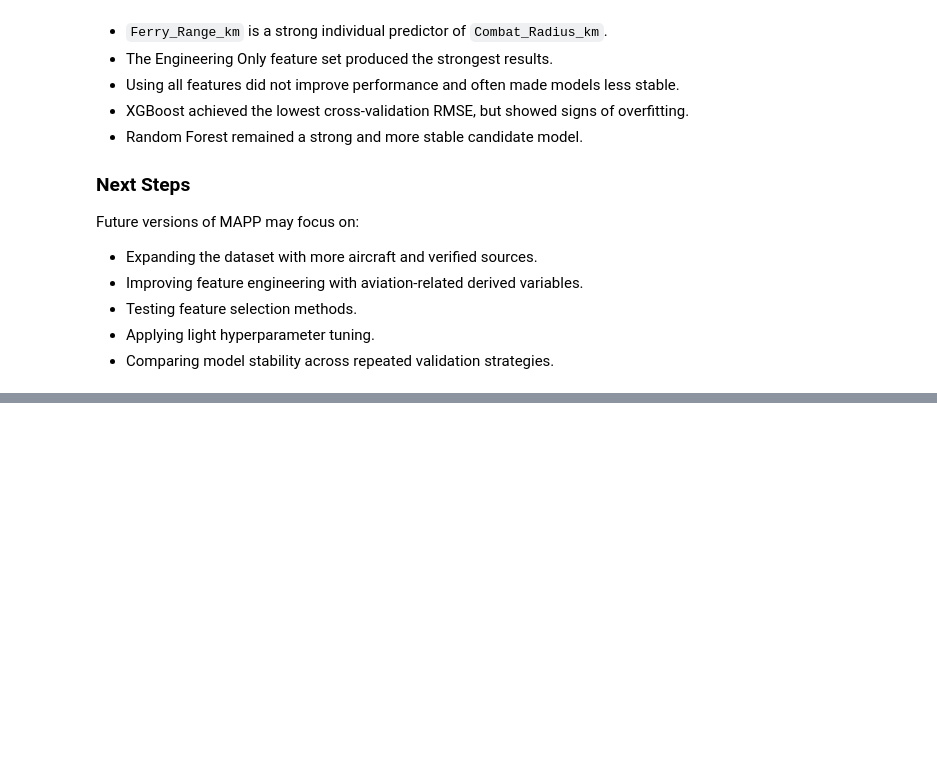
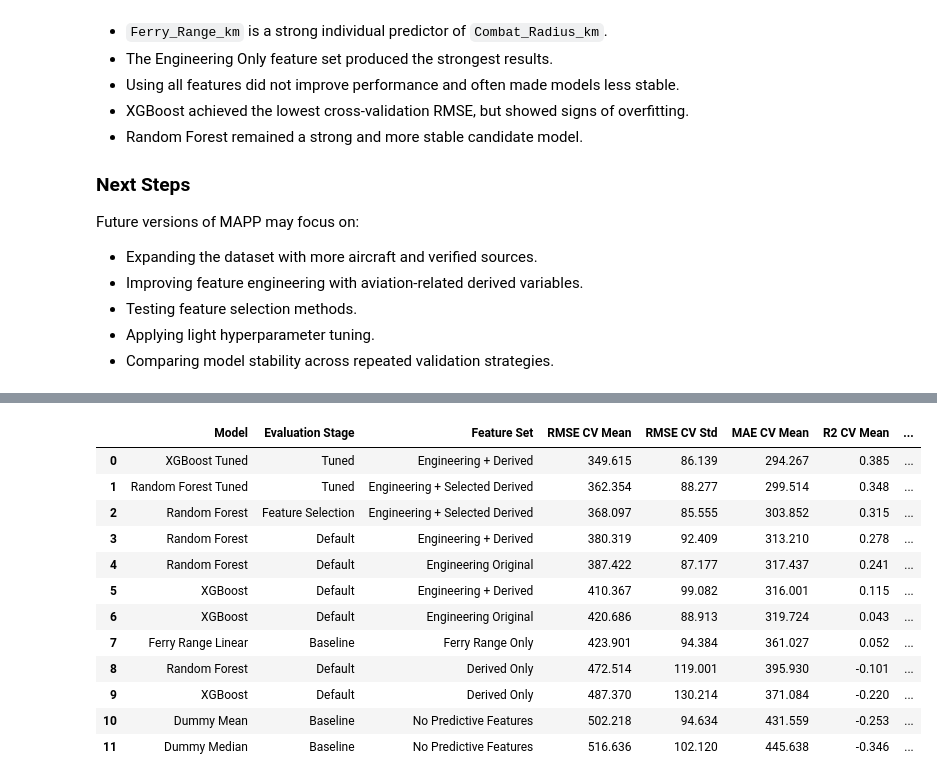
Before and after one commit to matheussari/MAPP, a Jupyter notebook: military_aircraft_performance_prediction.ipynb, the cells around one changed output, grey strips where cells are left out. Saved outputs shown, nothing was run; the diff lists cells and outputs as text; code cells hidden in the pictures; blank space fills up the shorter version.

```diff
--- a/military_aircraft_performance_prediction.ipynb
+++ b/military_aircraft_performance_prediction.ipynb
@@ -1414,0 +2279,10 @@ Future versions of MAPP may focus on:
+# %%
+# Hyperparameter Tuning Setup
+from sklearn.model_selection import KFold
+from sklearn.model_selection import RandomizedSearchCV
+
+tuning_cv_v12 = KFold(
+    n_splits=5,
+    shuffle=True,
+    random_state=random_state_v12
+)
@@ -1414,0 +2561,13 @@ Future versions of MAPP may focus on:
+# %%
+## Final Results Setup
+baseline_comparison_v12 = baseline_results_v12.copy()
+baseline_comparison_v12['Evaluation Stage'] = 'Baseline'
+
+default_comparison_v12 = model_results_v12.copy()
+default_comparison_v12['Evaluation Stage'] = 'Default'
+
+selected_comparison_v12 = selected_feature_result_v12.copy()
+selected_comparison_v12['Evaluation Stage'] = 'Feature Selection'
+
+tuned_comparison_v12 = tuned_results_v12.copy()
+tuned_comparison_v12['Evaluation Stage'] = 'Tuned'
@@ -1414,0 +2608,33 @@ Future versions of MAPP may focus on:
+# %%
+# Ranking
+display(
+    final_results_v12[
+        [
+            'Model',
+            'Evaluation Stage',
+            'Feature Set',
+            'RMSE CV Mean',
+            'RMSE CV Std',
+            'MAE CV Mean',
+            'R2 CV Mean',
+            'Train RMSE CV Mean',
+            'RMSE Gap',
+            'RMSE Improvement vs Baseline',
+            'RMSE Improvement Percentage'
+        ]
+    ].round(3)
+)
+# %% [output]
+|  | Model | Evaluation Stage | Feature Set | RMSE CV Mean | RMSE CV Std | MAE CV Mean | R2 CV Mean | ... |
+| 0 | XGBoost Tuned | Tuned | Engineering + Derived | 349.615 | 86.139 | 294.267 | 0.385 | ... |
+| 1 | Random Forest Tuned | Tuned | Engineering + Selected Derived | 362.354 | 88.277 | 299.514 | 0.348 | ... |
+| 2 | Random Forest | Feature Selection | Engineering + Selected Derived | 368.097 | 85.555 | 303.852 | 0.315 | ... |
+| 3 | Random Forest | Default | Engineering + Derived | 380.319 | 92.409 | 313.210 | 0.278 | ... |
+| 4 | Random Forest | Default | Engineering Original | 387.422 | 87.177 | 317.437 | 0.241 | ... |
+| 5 | XGBoost | Default | Engineering + Derived | 410.367 | 99.082 | 316.001 | 0.115 | ... |
+| 6 | XGBoost | Default | Engineering Original | 420.686 | 88.913 | 319.724 | 0.043 | ... |
+| 7 | Ferry Range Linear | Baseline | Ferry Range Only | 423.901 | 94.384 | 361.027 | 0.052 | ... |
+| 8 | Random Forest | Default | Derived Only | 472.514 | 119.001 | 395.930 | -0.101 | ... |
+| 9 | XGBoost | Default | Derived Only | 487.370 | 130.214 | 371.084 | -0.220 | ... |
+| 10 | Dummy Mean | Baseline | No Predictive Features | 502.218 | 94.634 | 431.559 | -0.253 | ... |
+| 11 | Dummy Median | Baseline | No Predictive Features | 516.636 | 102.120 | 445.638 | -0.346 | ... |
```
Also changed, not shown: parts of 66 cells of this notebook.
